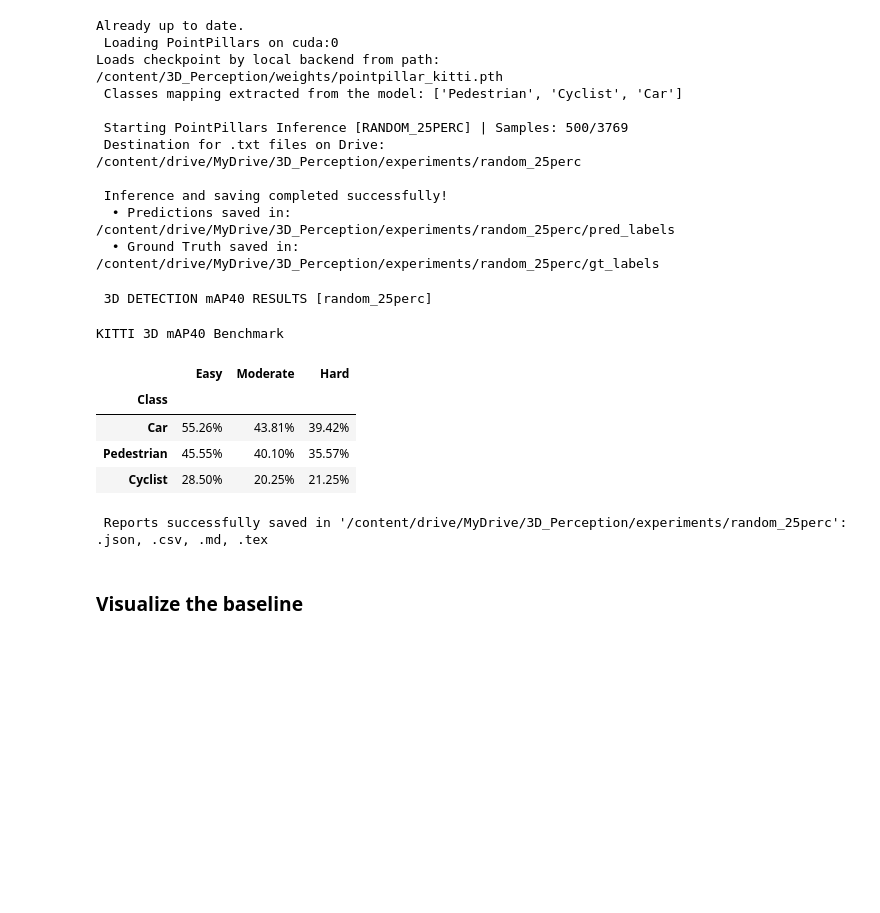
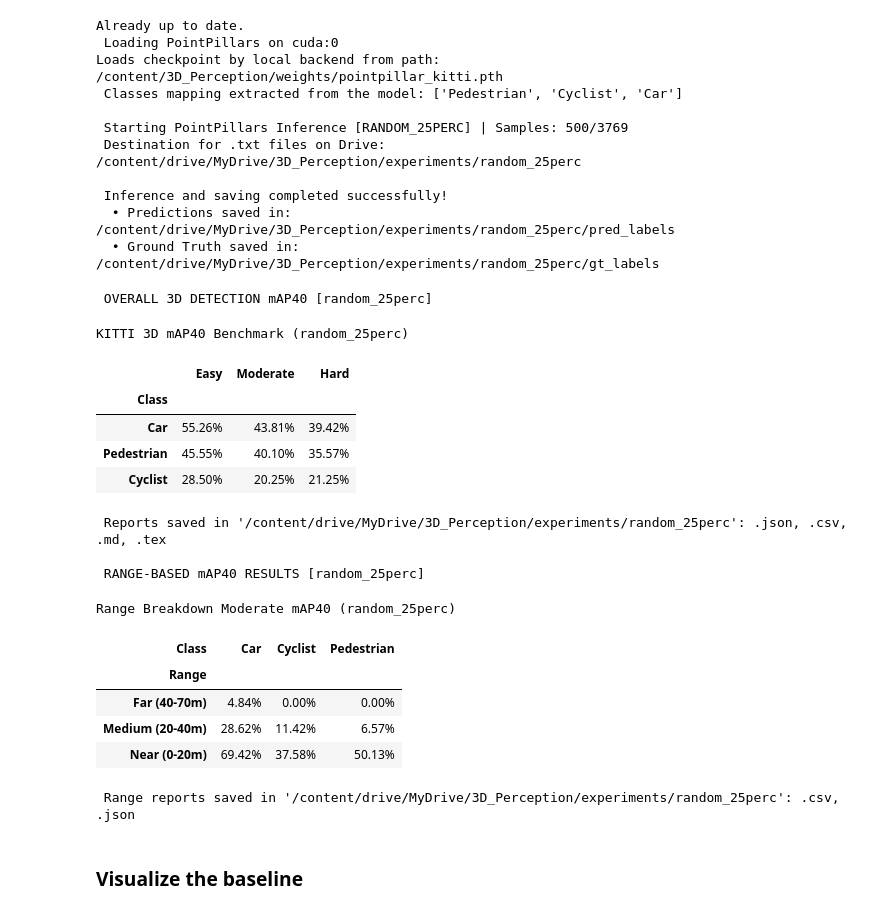
Before and after one commit to giacomosalvatori03/3D_Perception, a Jupyter notebook: notebooks/01_lidar_degradation.ipynb, the cells around one changed output. Drawn from its saved outputs; the diff is of its cells as text; code cells hidden in the pictures; blank space fills up the shorter version.

```diff
--- a/notebooks/01_lidar_degradation.ipynb
+++ b/notebooks/01_lidar_degradation.ipynb
@@ -237,24 +284,37 @@ Loads checkpoint by local backend from path: /content/3D_Perception/weights/poin
 # %%
 import sys
 
 sys.path.insert(0, "/content/3D_Perception")
 from scripts.lidar_evaluator import KittiEvaluator
 
 evaluator = KittiEvaluator()
 exp_path = (
     "/content/drive/MyDrive/3D_Perception/experiments/random_25perc"
 )
 
-results = evaluator.evaluate(exp_path)
+# 1. Standard Evaluation (Overall mAP40)
+df_global = evaluator.evaluate(exp_path)
+
+# 2. Range Based Evaluation (Near, Medium, Far)
+df_range = evaluator.evaluate_ranges(exp_path)
 # %% [output]
- 3D DETECTION mAP40 RESULTS [random_25perc]
+ OVERALL 3D DETECTION mAP40 [random_25perc]
-KITTI 3D mAP40 Benchmark
+KITTI 3D mAP40 Benchmark (random_25perc)
 |  | Easy | Moderate | Hard |
 | Class |  |  |  |
 | Car | 55.26% | 43.81% | 39.42% |
 | Pedestrian | 45.55% | 40.10% | 35.57% |
 | Cyclist | 28.50% | 20.25% | 21.25% |
- Reports successfully saved in '/content/drive/MyDrive/3D_Perception/experiments/random_25perc': .json, .csv, .md, .tex
+ Reports saved in '/content/drive/MyDrive/3D_Perception/experiments/random_25perc': .json, .csv, .md, .tex
+
+ RANGE-BASED mAP40 RESULTS [random_25perc]
+Range Breakdown Moderate mAP40 (random_25perc)
+| Class | Car | Cyclist | Pedestrian |
+| Range |  |  |  |
+| Far (40-70m) | 4.84% | 0.00% | 0.00% |
+| Medium (20-40m) | 28.62% | 11.42% | 6.57% |
+| Near (0-20m) | 69.42% | 37.58% | 50.13% |
+ Range reports saved in '/content/drive/MyDrive/3D_Perception/experiments/random_25perc': .csv, .json
 # %% [markdown]
 ### Visualize the baseline
 # %%
```
Also changed, not shown: parts of 4 cells of this notebook, 1 other file.
